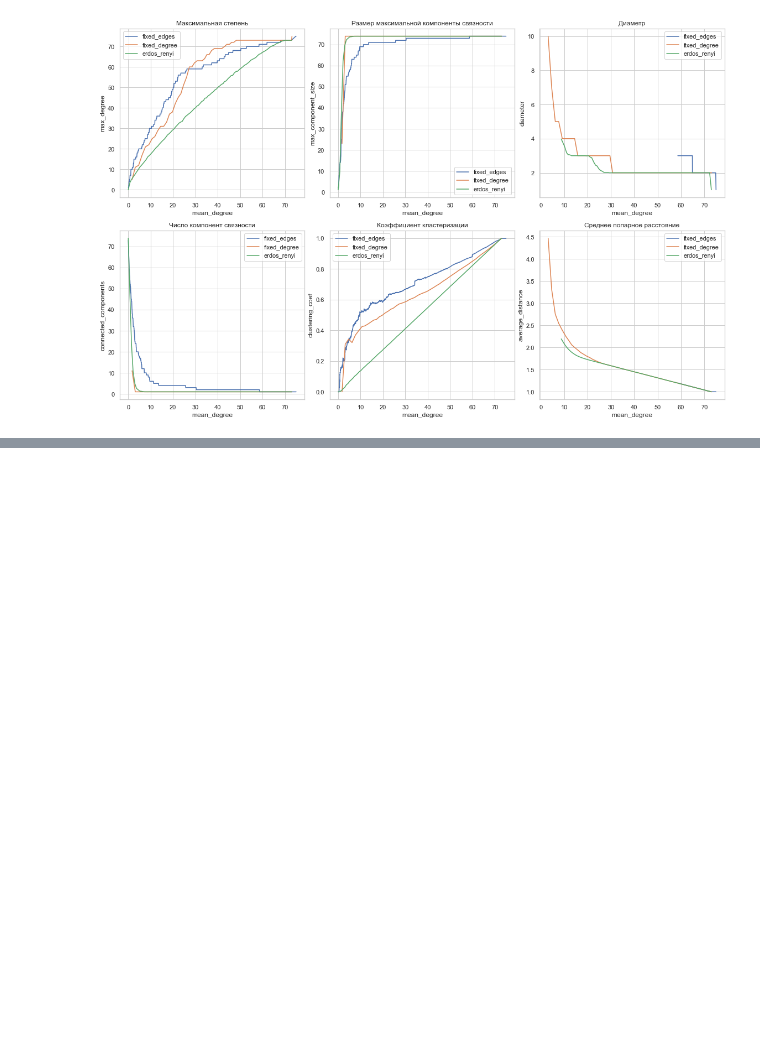
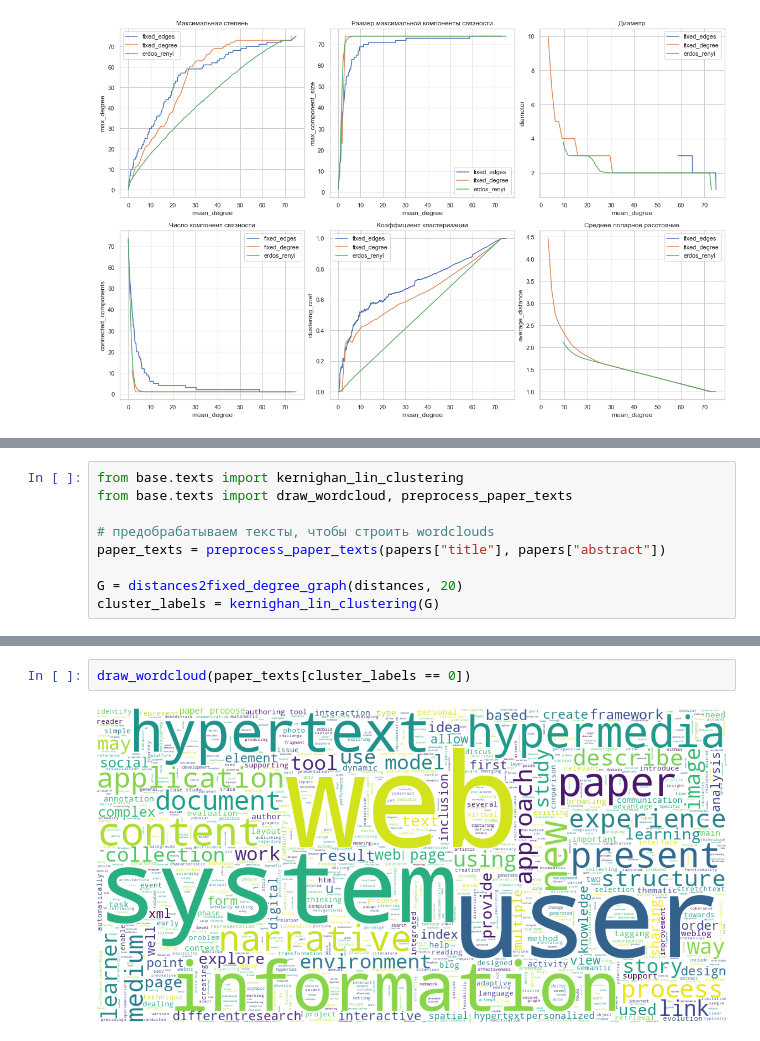
Before and after one commit to Markfryazino/graph_ml_final_project, a Jupyter notebook: Part 2 - Graph of Papers.ipynb, the cells around one changed output, grey strips where cells are left out. Cells and saved outputs as stored; diff of their text form; blank space fills up the shorter version.

```diff
--- a/Part 2 - Graph of Papers.ipynb
+++ b/Part 2 - Graph of Papers.ipynb
@@ -137,0 +144,9 @@ for i, (feature, title) in enumerate(titles.items()):
+# %%
+from base.texts import kernighan_lin_clustering
+from base.texts import draw_wordcloud, preprocess_paper_texts
+
+# предобрабатываем тексты, чтобы строить wordclouds
+paper_texts = preprocess_paper_texts(papers["title"], papers["abstract"])
+
+G = distances2fixed_degree_graph(distances, 20)
+cluster_labels = kernighan_lin_clustering(G)
@@ -137,0 +163,4 @@ for i, (feature, title) in enumerate(titles.items()):
+# %%
+draw_wordcloud(paper_texts[cluster_labels == 0])
+# %% [output]
+[figure, added]
```
Also changed, not shown: parts of 9 cells of this notebook, 3 other files.
